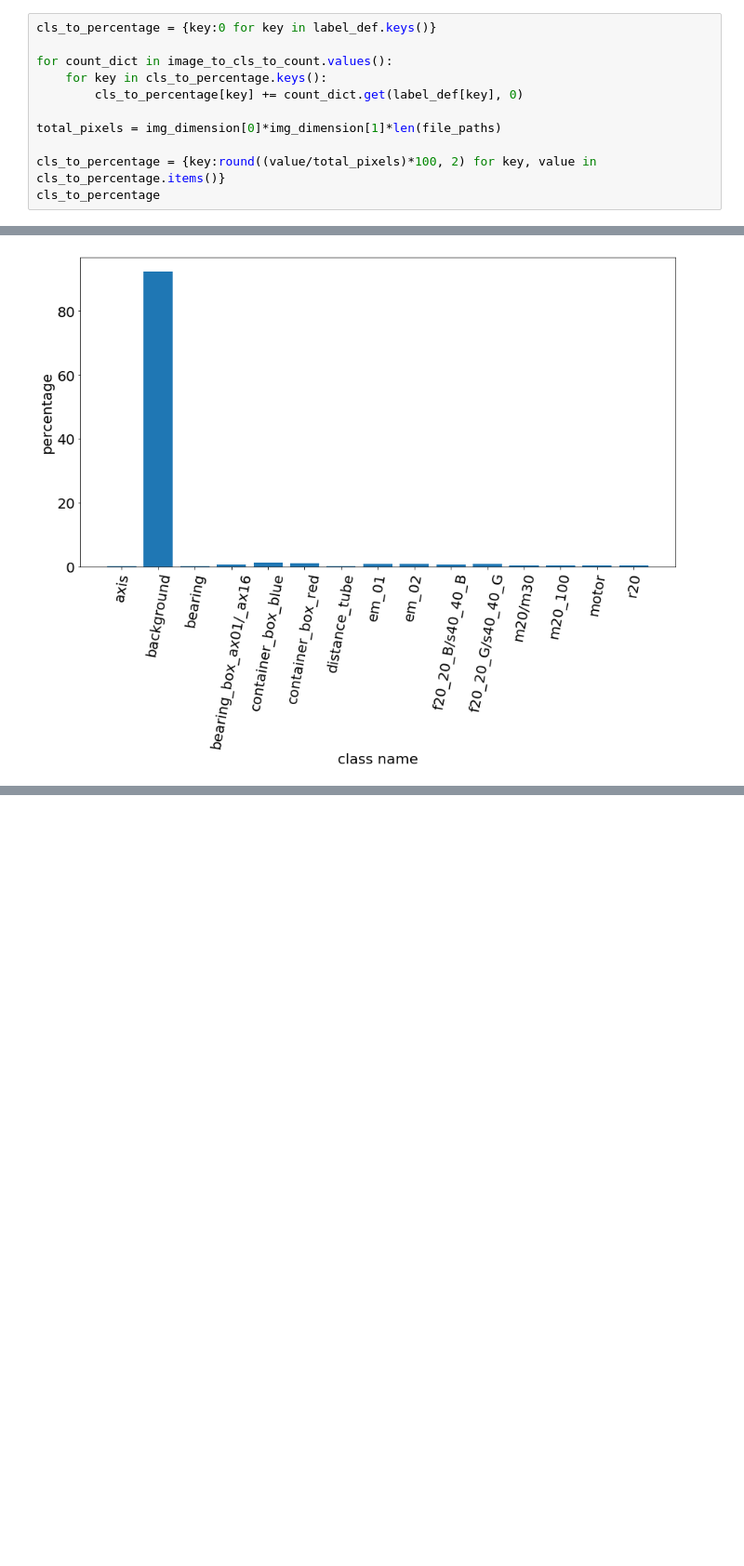
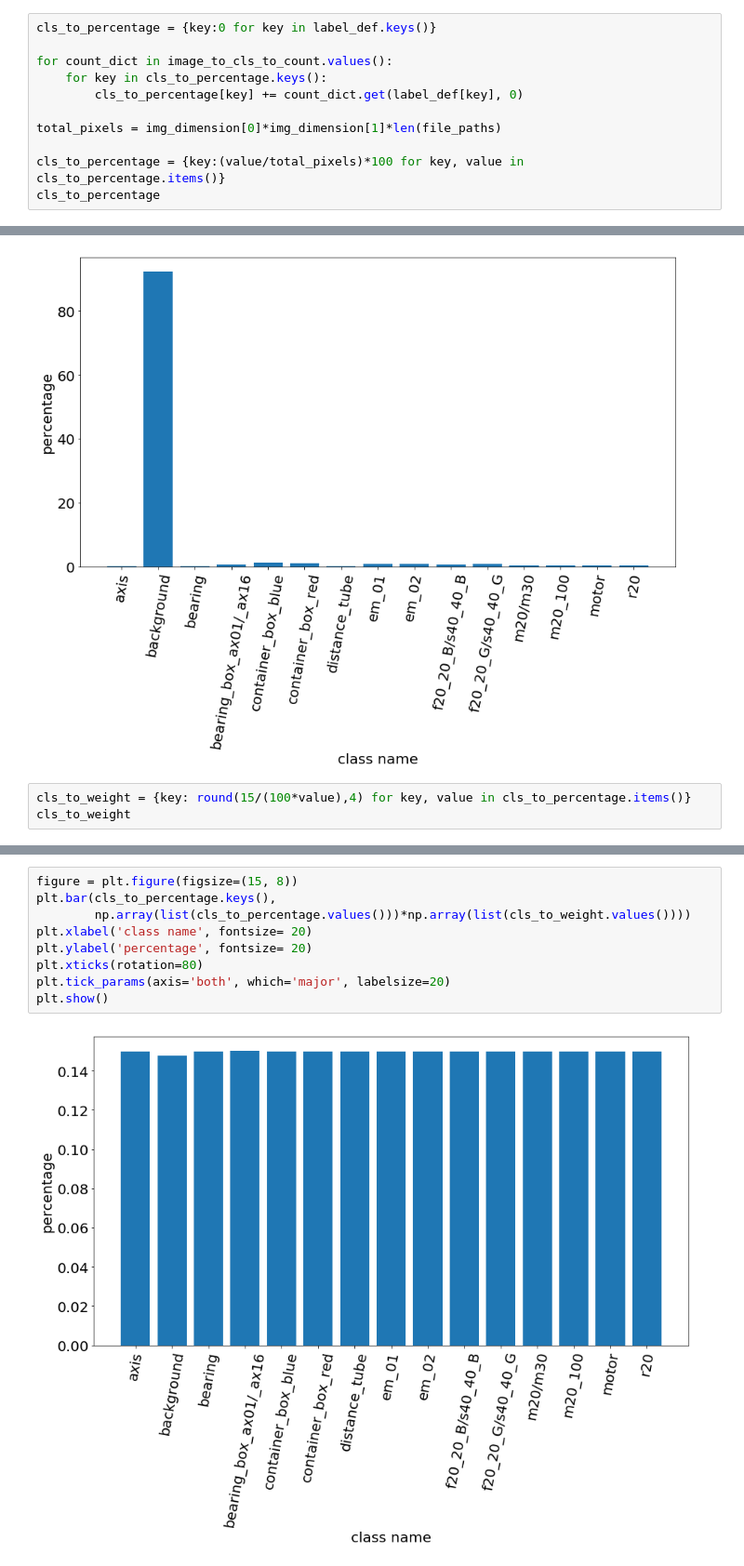
Before and after one commit to NareshGuru77/SemanticSegmentation, a Jupyter notebook: Support_scripts/ground_truth_combined_analysis.ipynb, the cells around one changed output, grey strips where cells are left out. Shown: that part at 93% size. Saved outputs shown, nothing was run; the diff lists cells and outputs as text; blank space fills up the shorter version.

Commit message:
weights for balancing calculated

```diff
--- a/Support_scripts/ground_truth_combined_analysis.ipynb
+++ b/Support_scripts/ground_truth_combined_analysis.ipynb
@@ -54,6 +54,6 @@ for count_dict in image_to_cls_to_count.values():
 
 total_pixels = img_dimension[0]*img_dimension[1]*len(file_paths)
 
-cls_to_percentage = {key:round((value/total_pixels)*100, 2) for key, value in cls_to_percentage.items()}
+cls_to_percentage = {key:(value/total_pixels)*100 for key, value in cls_to_percentage.items()}
 cls_to_percentage
 # %% [output]
@@ -82,3 +82,6 @@ plt.tick_params(axis='both', which='major', labelsize=20)
 plt.show()
 # %% [output]
 [figure]
+# %%
+cls_to_weight = {key: round(15/(100*value),4) for key, value in cls_to_percentage.items()}
+cls_to_weight
@@ -84,0 +104,11 @@ plt.show()
+# %%
+figure = plt.figure(figsize=(15, 8))
+plt.bar(cls_to_percentage.keys(),
+        np.array(list(cls_to_percentage.values()))*np.array(list(cls_to_weight.values())))
+plt.xlabel('class name', fontsize= 20)
+plt.ylabel('percentage', fontsize= 20)
+plt.xticks(rotation=80)
+plt.tick_params(axis='both', which='major', labelsize=20)
+plt.show()
+# %% [output]
+[figure, added]
```
Also changed, not shown: parts of 4 cells of this notebook.
